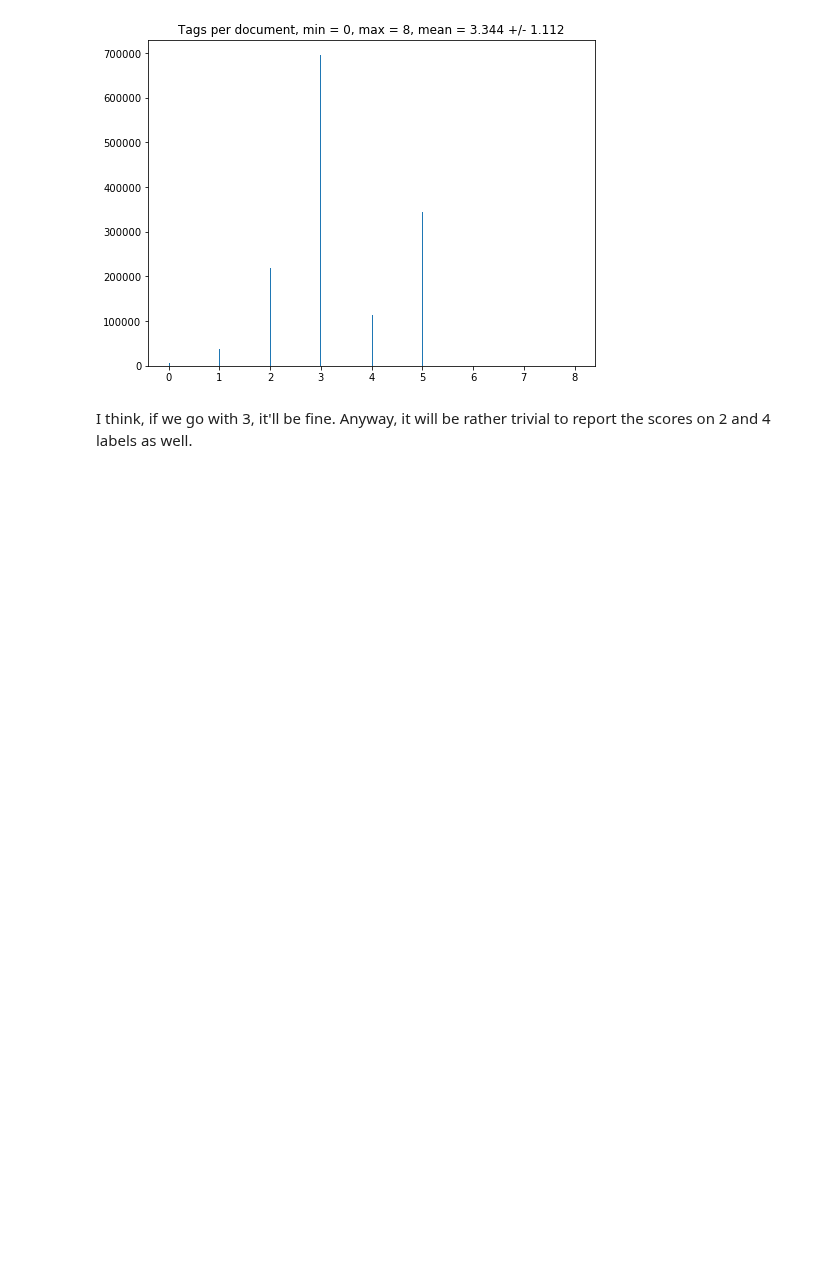
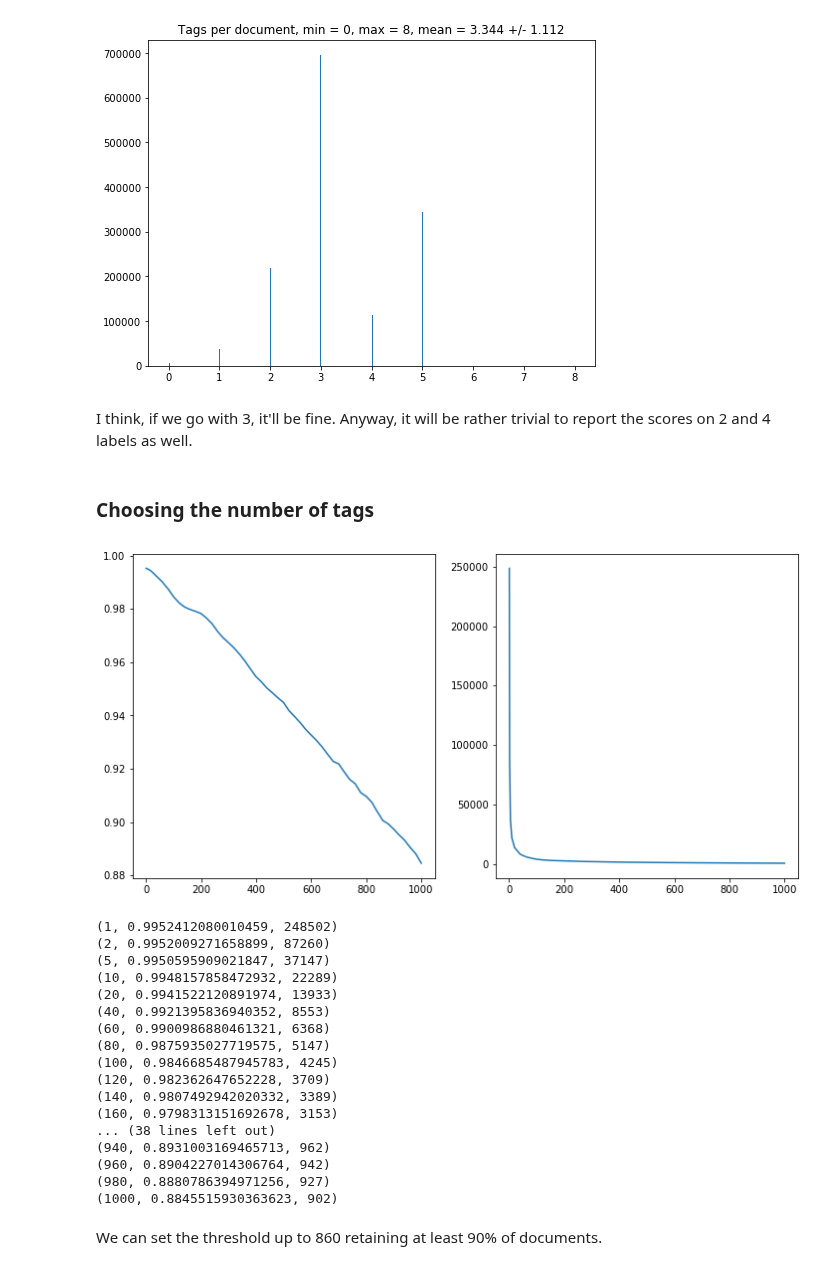
Before and after one commit to Lextal/medium-upvote-prediction, a Jupyter notebook: analysis/TagPrediction-EDA.ipynb, the cells around one changed output. Drawn from its saved outputs; the diff is of its cells as text; code cells hidden in the pictures; blank space fills up the shorter version.

```diff
--- a/analysis/TagPrediction-EDA.ipynb
+++ b/analysis/TagPrediction-EDA.ipynb
@@ -54,13 +55,16 @@ def gen_obj(path):
 tag_names = []
 n_tags = []
 tag_subs = {}
+tag_sets = []
 
 for i, obj in enumerate(gen_obj(data_src)):
     t = obj['tags']
     n_tags.append(len(t))
+    tag_sets.append([])
     for q in t:
         tag_subs[q['name']] = q['followerCount']
         tag_names.append(q['name'])
+        tag_sets[i].append(q['name'])
 count = Counter(tag_names)
 print('{} tags total, {} unique tags'.format(len(tag_names), len(count)))
 
@@ -162,3 +166,62 @@ plt.show()
 [figure]
 # %% [markdown]
 I think, if we go with 3, it'll be fine. Anyway, it will be rather trivial to report the scores on 2 and 4 labels as well.
+# %% [markdown]
+### Choosing the number of tags
+# %%
+tags = np.array([x[0] for x in tags_by_usage])
+occurencies = np.array([x[1] for x in tags_by_usage])
+
+def cutoff_tags(tagsets, tags, occ, th):
+    empty = 0
+    nonempty = 0
+    ind = np.where(occ >= th)[0]
+    filtered_tags = set(tags[ind].tolist())
+    for doc in tagsets:
+        is_empty = True
+        for t in doc:
+            if t in filtered_tags:
+                is_empty = False
+                break
+        if is_empty:
+            empty += 1
+        else:
+            nonempty += 1
+    return float(nonempty) / len(n_tags), ind.shape[0]
+# %%
+thresholds = [1, 2, 5, 10] + [20 * x for x in range(1, 51)]
+perc = []
+counts = []
+for th in thresholds:
+    _p, _c = cutoff_tags(tag_sets, tags, occurencies, th)
+    perc.append(_p)
+    counts.append(_c)
+
+fig, ax = plt.subplots(1,2, figsize=(12, 6), sharey=False, sharex=True)
+ax[0].plot(thresholds, perc)
+
+ax[1].plot(thresholds, counts)
+plt.show()
+for k in list(zip(thresholds, perc, counts)):
+    print(k)
+# %% [output]
+[figure, added]
+(1, 0.9952412080010459, 248502)
+(2, 0.9952009271658899, 87260)
+(5, 0.9950595909021847, 37147)
+(10, 0.9948157858472932, 22289)
+(20, 0.9941522120891974, 13933)
+(40, 0.9921395836940352, 8553)
+(60, 0.9900986880461321, 6368)
+(80, 0.9875935027719575, 5147)
+(100, 0.9846685487945783, 4245)
+(120, 0.982362647652228, 3709)
+(140, 0.9807492942020332, 3389)
+(160, 0.9798313151692678, 3153)
+... (38 lines left out)
+(940, 0.8931003169465713, 962)
+(960, 0.8904227014306764, 942)
+(980, 0.8880786394971256, 927)
+(1000, 0.8845515930363623, 902)
+# %% [markdown]
+We can set the threshold up to 860 retaining at least 90% of documents.
```
Also changed, not shown: parts of 2 cells of this notebook.
